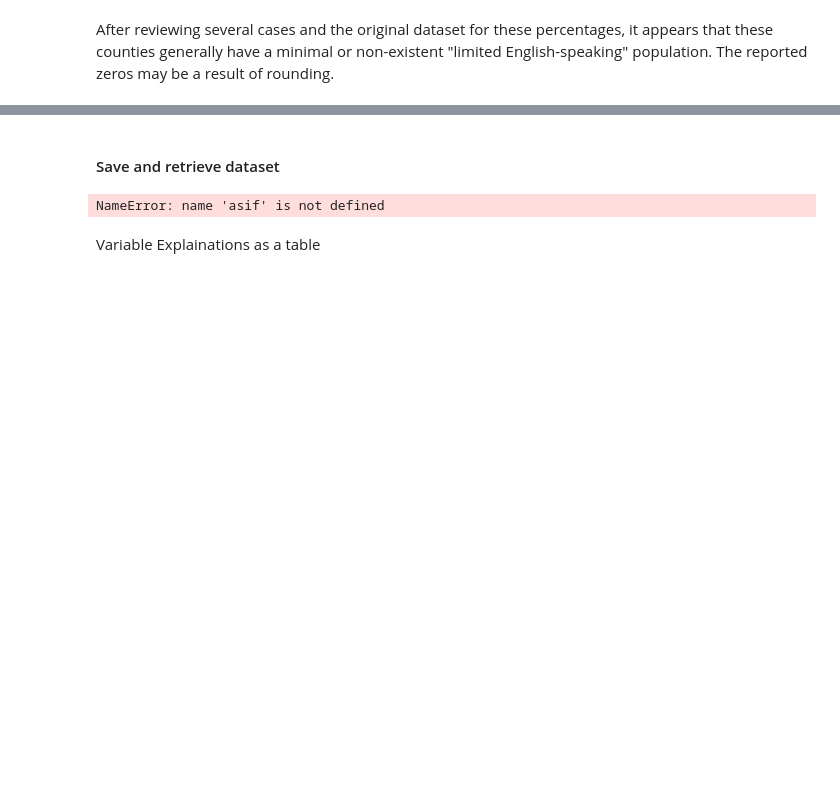
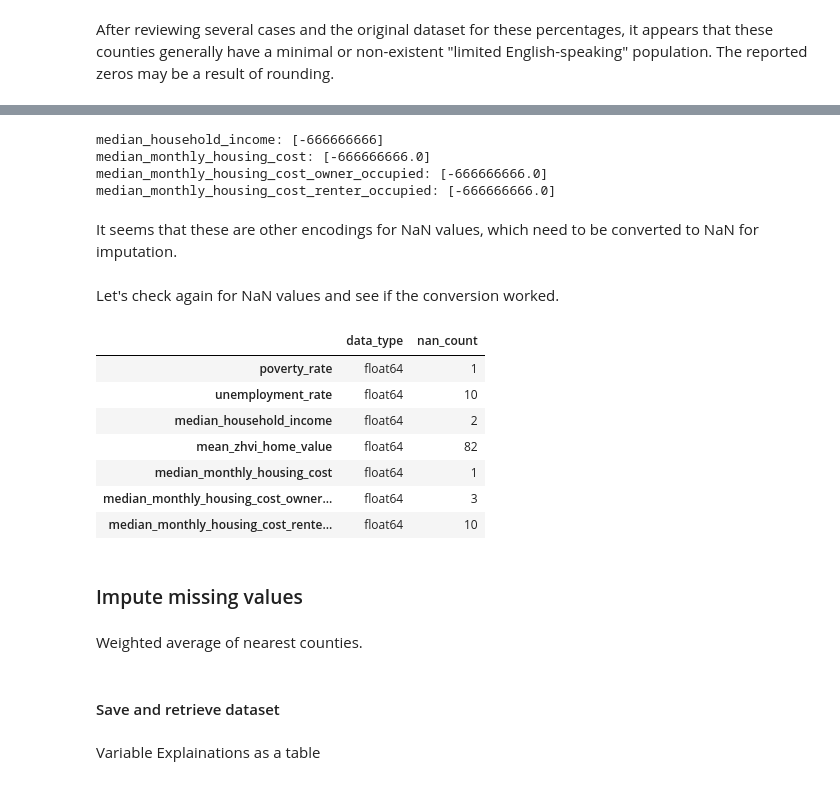
Before and after one commit to larrycoder123/uscounty_datascience, a Jupyter notebook: aproject.ipynb, the cells around one changed output, grey strips where cells are left out. Saved outputs shown, nothing was run; the diff lists cells and outputs as text; code cells hidden in the pictures; blank space fills up the shorter version.

```diff
--- a/aproject.ipynb
+++ b/aproject.ipynb
@@ -154,9 +190,64 @@ print(most_common)
+# %%
+negative_columns = ["median_household_income",
+                    "median_monthly_housing_cost",
+                    "median_monthly_housing_cost_owner_occupied",
+                    "median_monthly_housing_cost_renter_occupied"]
+
+negative_dictionary = {}
+
+for col in negative_columns:
+    # Find all the negative values in the specified columns
+    negatives = county_df[county_df[col] < 0][col].unique()
+    negative_dictionary[col] = negatives.tolist()
+
+for col, negatives in negative_dictionary.items():
+    print(f"{col}: {negatives}")
+# %% [output]
+median_household_income: [-666666666]
+median_monthly_housing_cost: [-666666666.0]
+median_monthly_housing_cost_owner_occupied: [-666666666.0]
+median_monthly_housing_cost_renter_occupied: [-666666666.0]
+# %% [markdown]
+It seems that these are other encodings for NaN values, which need to be converted to NaN for imputation.
+# %%
+for col, negatives in negative_dictionary.items():
+    county_df[col] = county_df[col].replace(negatives, pd.NA)
+# %% [markdown]
+Let's check again for NaN values and see if the conversion worked.
+# %%
+nan_dict = {}
+
+for col in county_df.columns:
+
+    nan_column_dtype = county_df[col].dtype
+
+    # For each column find the sum of NaN values
+    nan_column_count = county_df[col].isnull().sum()
+
+    nan_dict[col] = [nan_column_dtype, nan_column_count]
+
+# Create a new df from the results
+nan_df = pd.DataFrame.from_dict(nan_dict, orient="index",
+                                 columns=["data_type", "nan_count"])
+
+nan_df = nan_df[(nan_df["nan_count"] != 0)]
+
+nan_df
+# %% [output]
+|  | data_type | nan_count |
+| poverty_rate | float64 | 1 |
+| unemployment_rate | float64 | 10 |
+| median_household_income | float64 | 2 |
+| mean_zhvi_home_value | float64 | 82 |
+| median_monthly_housing_cost | float64 | 1 |
+| median_monthly_housing_cost_owner... | float64 | 3 |
+| median_monthly_housing_cost_rente... | float64 | 10 |
+# %% [markdown]
+### Impute missing values
+# %% [markdown]
+Weighted average of nearest counties.
 # %% [markdown]
 #### Save and retrieve dataset
-# %%
-asif
-# %% [output]
-NameError: name 'asif' is not defined
 # %% [markdown]
 Variable Explainations as a table
 # %%
```
Also changed, not shown: parts of 12 cells of this notebook, 1 other file.
